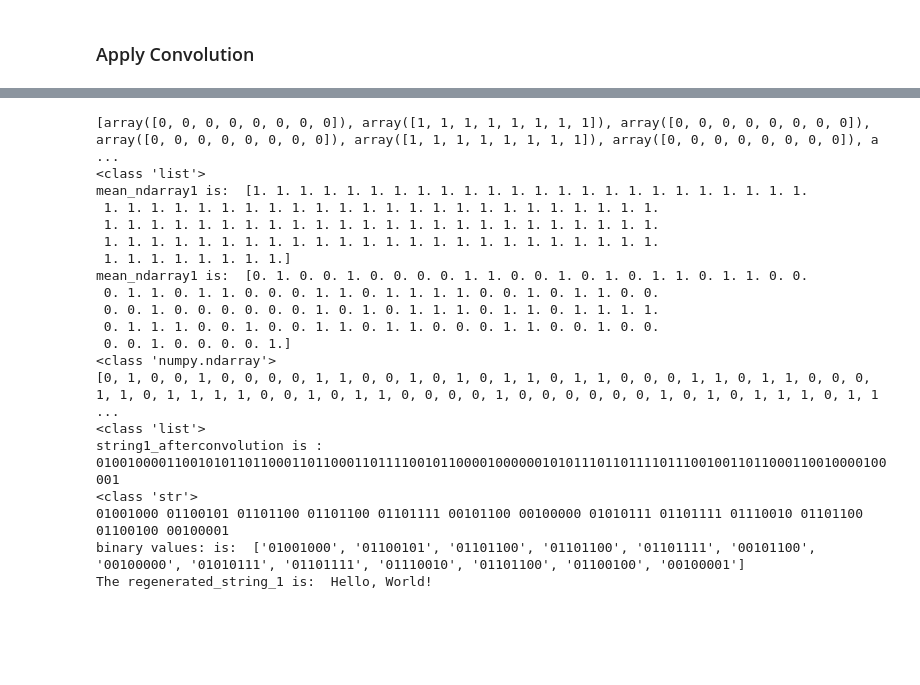
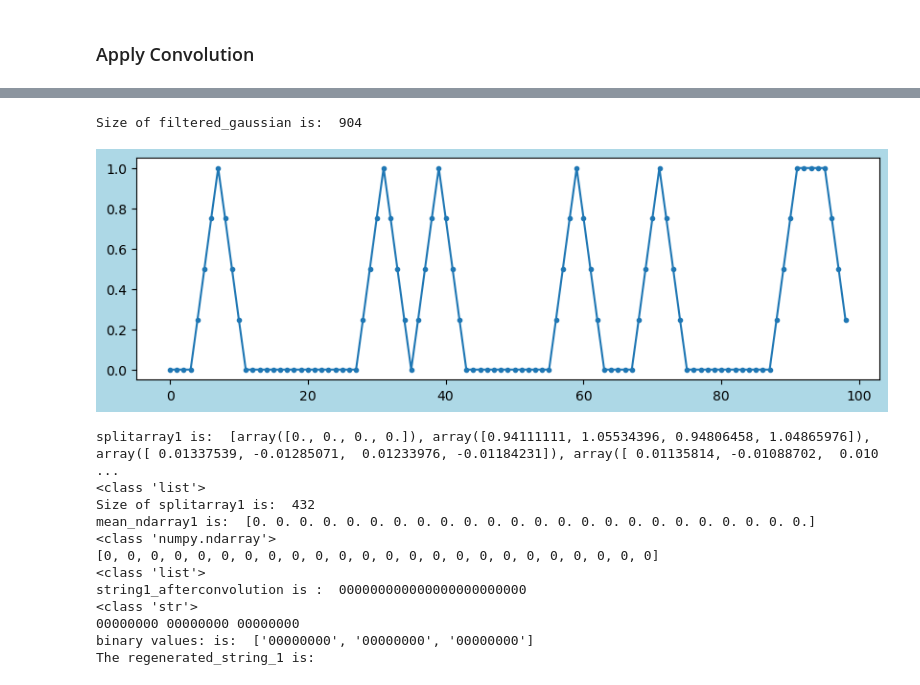
Before and after one commit to tacticstactics/Random_signal_generator, a Jupyter notebook: text_to_binary-1.ipynb, the cells around one changed output, grey strips where cells are left out. Drawn from its saved outputs; the diff is of its cells as text; code cells hidden in the pictures; blank space fills up the shorter version.

```diff
--- a/text_to_binary-1.ipynb
+++ b/text_to_binary-1.ipynb
@@ -107,14 +129,29 @@ ax1_1.plot(filtered_data1, ".-")
+# %%
+win1 = signal.windows.gaussian(4, std=7)
+
+filtered_gaussian = signal.convolve(TX_analog_values1,win1, mode='full') / sum(win1)
+
+fig1 = plt.figure(figsize = (10,3), facecolor='lightblue')
+ax1_1 = fig1.add_subplot(1, 1, 1)
+ax1_1.plot(filtered_gaussian, ".-")
+
+print('Size of filtered_gaussian is: ', sys.getsizeof(filtered_gaussian))
+# %% [output]
+Size of filtered_gaussian is:  904
+[figure, added]
 # %%
 
 
-splitarray1 = np.hsplit(TX_analog_values1, lengthofbinary_converted_1)
-#splitarray1 = np.hsplit(filtered_data1, lengthofbinary_converted_1)
+#splitarray1 = np.hsplit(TX_analog_values1, lengthofbinary_converted_1) # As is
+splitarray1 = np.hsplit(filtered_data1, lengthofbinary_converted_1) # filtered
+#splitarray1 = np.hsplit(filtered_gaussian, lengthofbinary_converted_1) # filtered
 
-print(splitarray1)
+print('splitarray1 is: ', splitarray1)
 print(type(splitarray1))
+print('Size of splitarray1 is: ', sys.getsizeof(type(splitarray1)))
 
 mean_ndarray1 = np.ones(lengthofbinary_converted_1)
-print('mean_ndarray1 is: ',mean_ndarray1)
+#print('mean_ndarray1 is: ',mean_ndarray1)
 
 for ii in range(lengthofbinary_converted_1):
     #print(splitarray1[ii])
@@ -146,23 +183,15 @@ print(string1_afterconvolution_spaceadded)
 regenerated_string_2 = binary_to_string(string1_afterconvolution_spaceadded)
 print('The regenerated_string_1 is: ', regenerated_string_2)
 # %% [output]
-[array([0, 0, 0, 0, 0, 0, 0, 0]), array([1, 1, 1, 1, 1, 1, 1, 1]), array([0, 0, 0, 0, 0, 0, 0, 0]), array([0, 0, 0, 0, 0, 0, 0, 0]), array([1, 1, 1, 1, 1, 1, 1, 1]), array([0, 0, 0, 0, 0, 0, 0, 0]), a ...
+splitarray1 is:  [array([0., 0., 0., 0.]), array([0.94111111, 1.05534396, 0.94806458, 1.04865976]), array([ 0.01337539, -0.01285071,  0.01233976, -0.01184231]), array([ 0.01135814, -0.01088702,  0.010 ...
 <class 'list'>
-mean_ndarray1 is:  [1. 1. 1. 1. 1. 1. 1. 1. 1. 1. 1. 1. 1. 1. 1. 1. 1. 1. 1. 1. 1. 1. 1. 1.
- 1. 1. 1. 1. 1. 1. 1. 1. 1. 1. 1. 1. 1. 1. 1. 1. 1. 1. 1. 1. 1. 1. 1. 1.
- 1. 1. 1. 1. 1. 1. 1. 1. 1. 1. 1. 1. 1. 1. 1. 1. 1. 1. 1. 1. 1. 1. 1. 1.
- 1. 1. 1. 1. 1. 1. 1. 1. 1. 1. 1. 1. 1. 1. 1. 1. 1. 1. 1. 1. 1. 1. 1. 1.
- 1. 1. 1. 1. 1. 1. 1. 1.]
-mean_ndarray1 is:  [0. 1. 0. 0. 1. 0. 0. 0. 0. 1. 1. 0. 0. 1. 0. 1. 0. 1. 1. 0. 1. 1. 0. 0.
- 0. 1. 1. 0. 1. 1. 0. 0. 0. 1. 1. 0. 1. 1. 1. 1. 0. 0. 1. 0. 1. 1. 0. 0.
- 0. 0. 1. 0. 0. 0. 0. 0. 0. 1. 0. 1. 0. 1. 1. 1. 0. 1. 1. 0. 1. 1. 1. 1.
- 0. 1. 1. 1. 0. 0. 1. 0. 0. 1. 1. 0. 1. 1. 0. 0. 0. 1. 1. 0. 0. 1. 0. 0.
- 0. 0. 1. 0. 0. 0. 0. 1.]
+Size of splitarray1 is:  432
+mean_ndarray1 is:  [0. 0. 0. 0. 0. 0. 0. 0. 0. 0. 0. 0. 0. 0. 0. 0. 0. 0. 0. 0. 0. 0. 0. 0.]
 <class 'numpy.ndarray'>
-[0, 1, 0, 0, 1, 0, 0, 0, 0, 1, 1, 0, 0, 1, 0, 1, 0, 1, 1, 0, 1, 1, 0, 0, 0, 1, 1, 0, 1, 1, 0, 0, 0, 1, 1, 0, 1, 1, 1, 1, 0, 0, 1, 0, 1, 1, 0, 0, 0, 0, 1, 0, 0, 0, 0, 0, 0, 1, 0, 1, 0, 1, 1, 1, 0, 1, 1 ...
+[0, 0, 0, 0, 0, 0, 0, 0, 0, 0, 0, 0, 0, 0, 0, 0, 0, 0, 0, 0, 0, 0, 0, 0]
 <class 'list'>
-string1_afterconvolution is :  01001000011001010110110001101100011011110010110000100000010101110110111101110010011011000110010000100001
+string1_afterconvolution is :  000000000000000000000000
 <class 'str'>
-01001000 01100101 01101100 01101100 01101111 00101100 00100000 01010111 01101111 01110010 01101100 01100100 00100001
-binary values: is:  ['01001000', '01100101', '01101100', '01101100', '01101111', '00101100', '00100000', '01010111', '01101111', '01110010', '01101100', '01100100', '00100001']
-The regenerated_string_1 is:  Hello, World!
+00000000 00000000 00000000
+binary values: is:  ['00000000', '00000000', '00000000']
+The regenerated_string_1 is:
```
Also changed, not shown: parts of 5 cells of this notebook.
